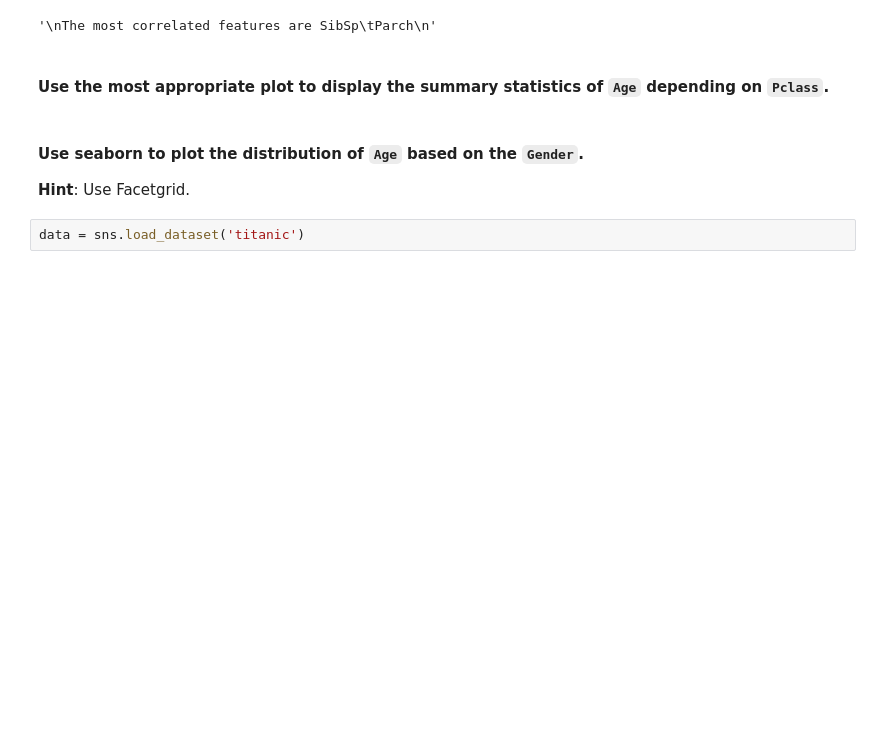
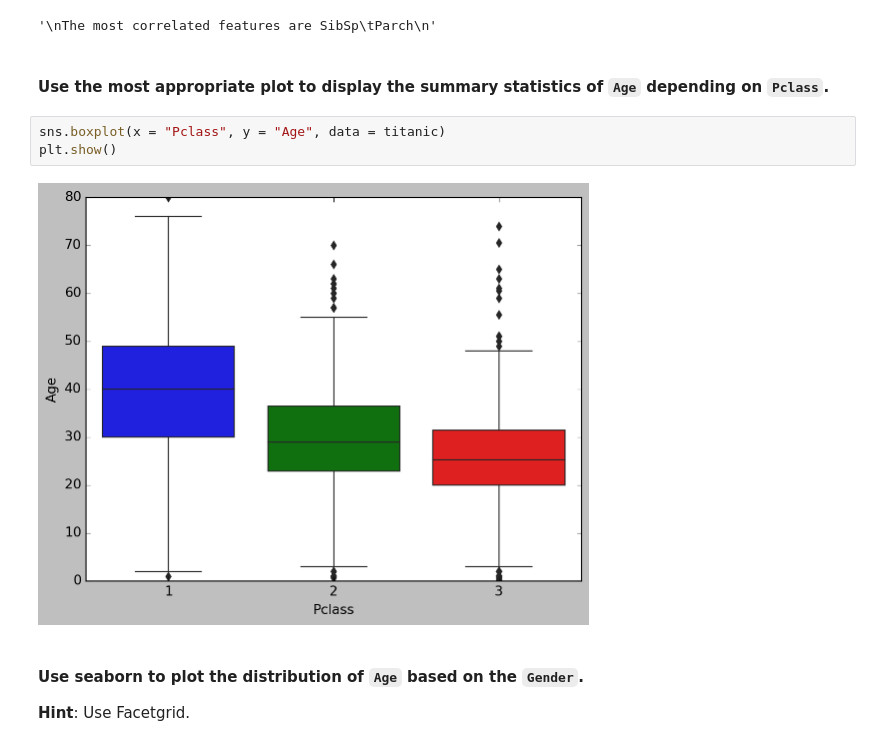
Before and after one commit to ta-data-lis/lab-matplotlib-seaborn, a Jupyter notebook: your-code/main.ipynb, the cells around one changed output. Cells and saved outputs as stored; diff of their text form; blank space fills up the shorter version.

```diff
--- a/your-code/main.ipynb
+++ b/your-code/main.ipynb
@@ -328,8 +336,11 @@ The most correlated features are SibSp	Parch
 '\nThe most correlated features are SibSp\tParch\n'
 # %% [markdown]
 #### Use the most appropriate plot to display the summary statistics of `Age` depending on `Pclass`.
+# %%
+sns.boxplot(x = "Pclass", y = "Age", data = titanic)
+plt.show()
+# %% [output]
+[figure, added]
 # %% [markdown]
 #### Use seaborn to plot the distribution of `Age` based on the `Gender`.
 **Hint**: Use Facetgrid.
-# %%
-data = sns.load_dataset('titanic')
```
Also changed, not shown: parts of 6 cells of this notebook.
